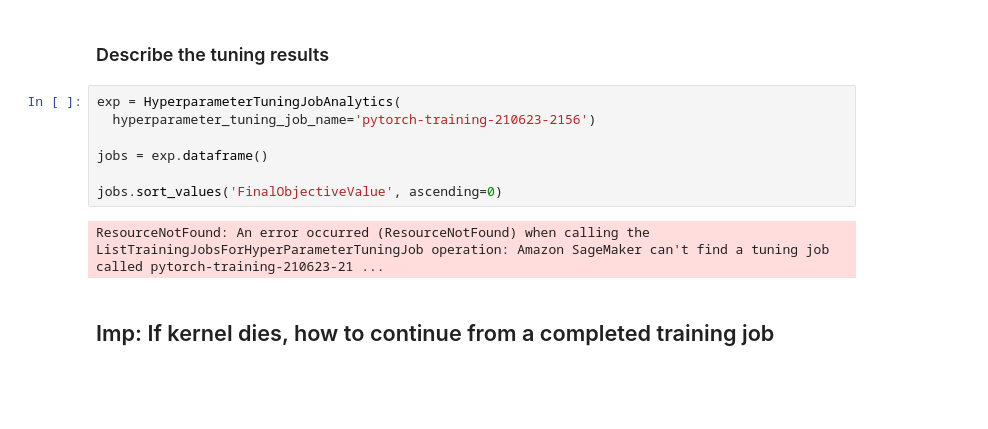
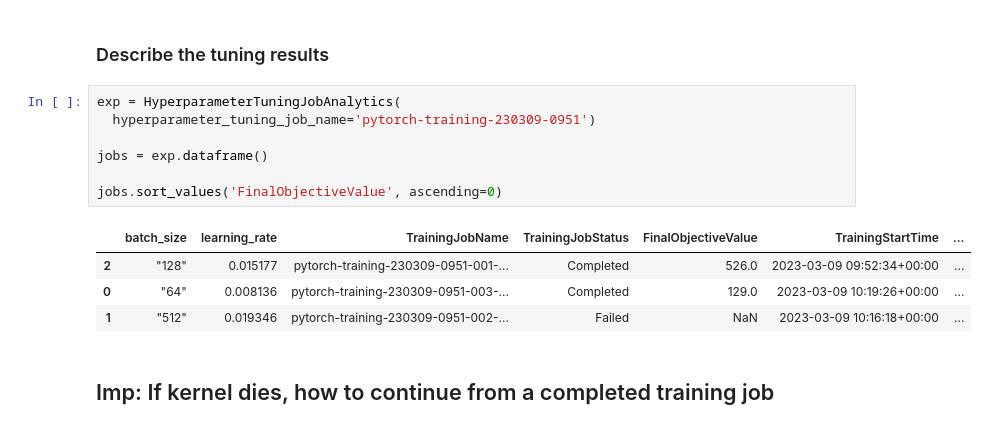
Before and after one commit to edidiongaligbe/Operationalizing-an-AWS-ML-Project, a Jupyter notebook: train_and_deploy-solution.ipynb, the cells around one changed output. Cells and saved outputs as stored; diff of their text form; blank space fills up the shorter version.

```diff
--- a/train_and_deploy-solution.ipynb
+++ b/train_and_deploy-solution.ipynb
@@ -70,13 +70,16 @@ No finished training job found associated with this estimator. Please make sure
 <h3>Describe the tuning results</h3>
 # %%
 exp = HyperparameterTuningJobAnalytics(
-  hyperparameter_tuning_job_name='pytorch-training-210623-2156')
+  hyperparameter_tuning_job_name='pytorch-training-230309-0951')
 
 jobs = exp.dataframe()
 
 jobs.sort_values('FinalObjectiveValue', ascending=0)
 # %% [output]
-ResourceNotFound: An error occurred (ResourceNotFound) when calling the ListTrainingJobsForHyperParameterTuningJob operation: Amazon SageMaker can't find a tuning job called pytorch-training-210623-21 ...
+|  | batch_size | learning_rate | TrainingJobName | TrainingJobStatus | FinalObjectiveValue | TrainingStartTime | ... |
+| 2 | "128" | 0.015177 | pytorch-training-230309-0951-001-... | Completed | 526.0 | 2023-03-09 09:52:34+00:00 | ... |
+| 0 | "64" | 0.008136 | pytorch-training-230309-0951-003-... | Completed | 129.0 | 2023-03-09 10:19:26+00:00 | ... |
+| 1 | "512" | 0.019346 | pytorch-training-230309-0951-002-... | Failed | NaN | 2023-03-09 10:16:18+00:00 | ... |
 # %% [markdown]
 ## Imp: If kernel dies, how to continue from a completed training job
 # %%
```
Also changed, not shown: parts of 12 cells of this notebook.
